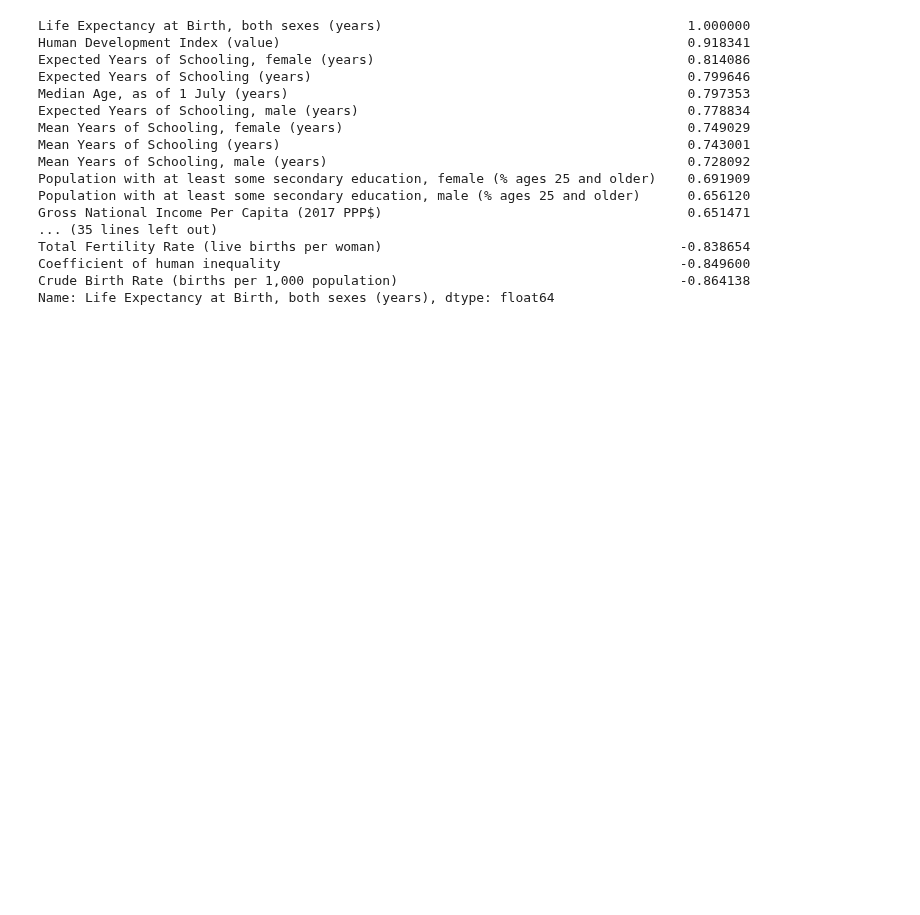
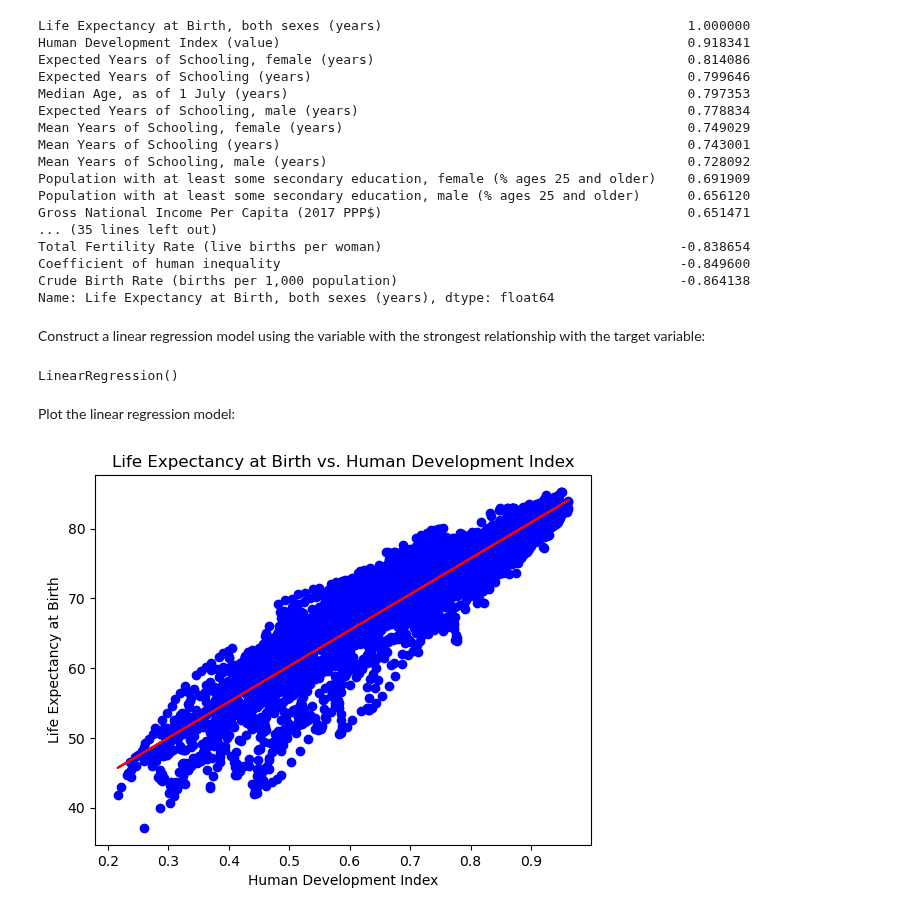
Before and after one commit to GiacomoGuidotto/DAT565, a Jupyter notebook: assignment-4/assignment-4.ipynb, the cells around one changed output. Cells and saved outputs as stored; diff of their text form; code cells hidden in the pictures; blank space fills up the shorter version.

```diff
--- a/assignment-4/assignment-4.ipynb
+++ b/assignment-4/assignment-4.ipynb
@@ -57,3 +57,28 @@ Total Fertility Rate (live births per woman)
 Coefficient of human inequality                                                   -0.849600
 Crude Birth Rate (births per 1,000 population)                                    -0.864138
 Name: Life Expectancy at Birth, both sexes (years), dtype: float64
+# %% [markdown]
+Construct a linear regression model using the variable with the strongest relationship with the target variable:
+# %%
+from sklearn.linear_model import LinearRegression
+
+X_train = data_train[['Human Development Index (value)']]
+y_train = data_train['Life Expectancy at Birth, both sexes (years)']
+
+model = LinearRegression()
+model.fit(X_train, y_train)
+# %% [output]
+LinearRegression()
+# %% [markdown]
+Plot the linear regression model:
+# %%
+import matplotlib.pyplot as plt
+
+plt.scatter(X_train, y_train, color='blue')
+plt.plot(X_train, model.predict(X_train), color='red')
+plt.title('Life Expectancy at Birth vs. Human Development Index')
+plt.xlabel('Human Development Index')
+plt.ylabel('Life Expectancy at Birth')
+plt.show()
+# %% [output]
+[figure, added]
```
